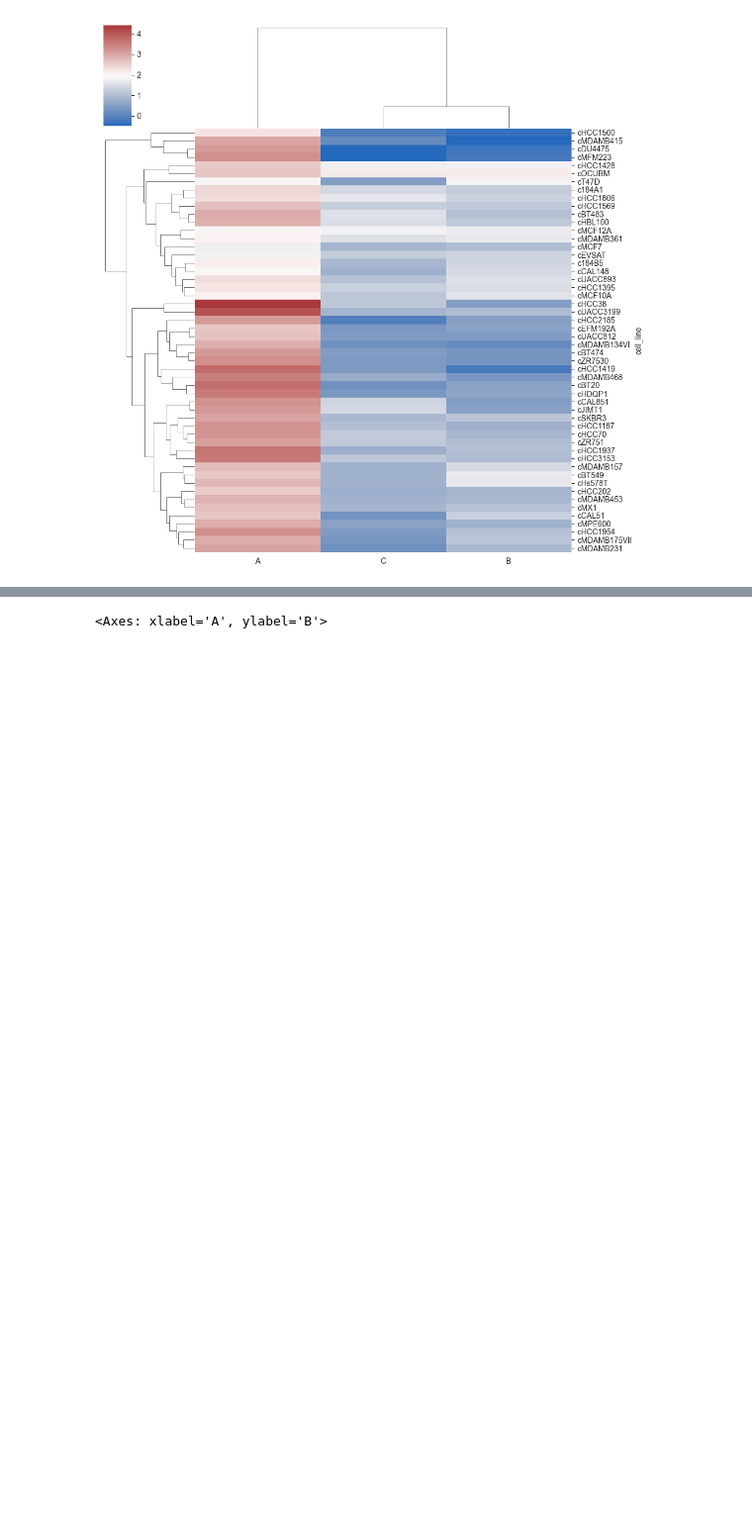
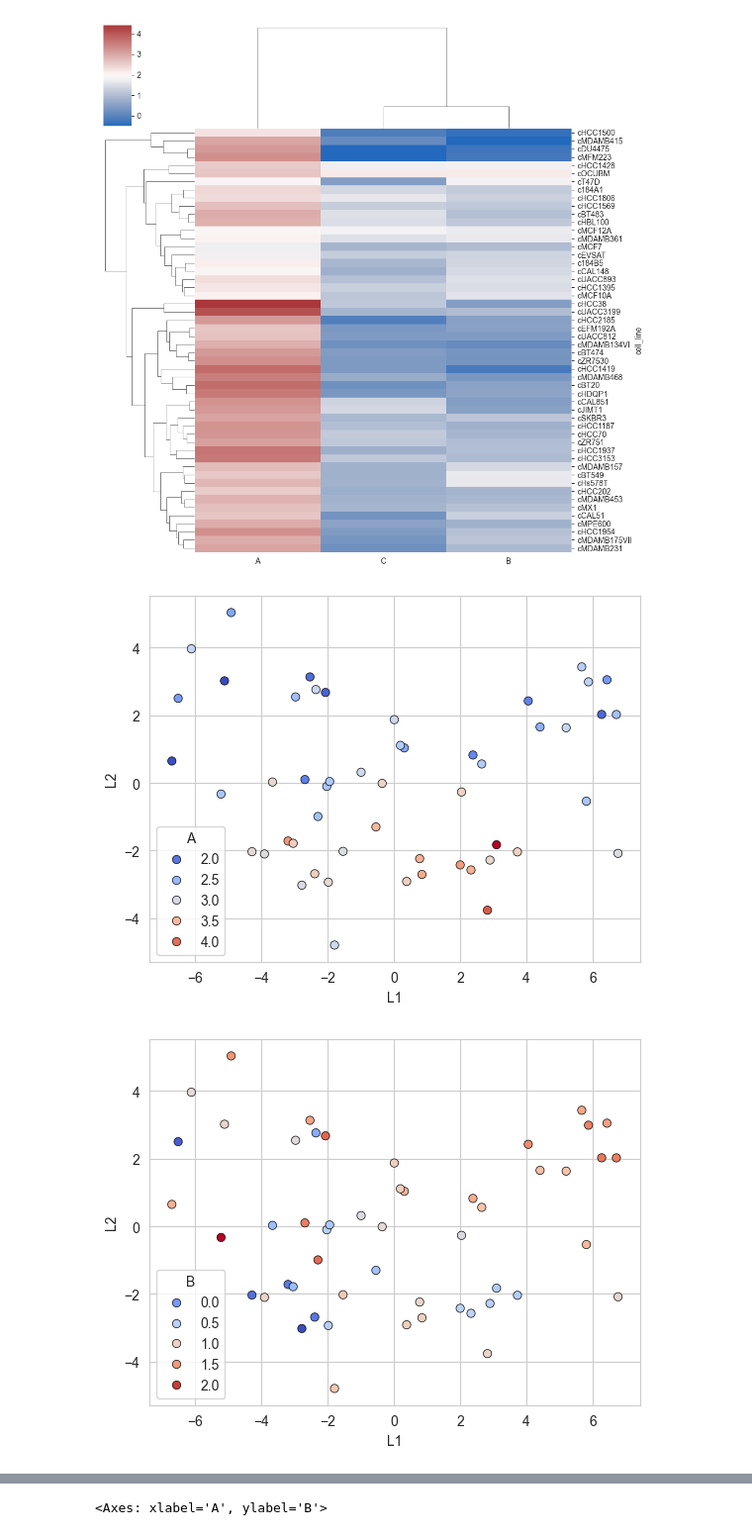
Before and after one commit to frohlich-lab/DeepMechanisticModels, a Jupyter notebook: analysis_response.ipynb, the cells around one changed output, grey strips where cells are left out. Shown at 99% size. Saved outputs shown, nothing was run; the diff lists cells and outputs as text; code cells hidden in the pictures; blank space fills up the shorter version.

```diff
--- a/analysis_response.ipynb
+++ b/analysis_response.ipynb
@@ -188,3 +190,26 @@ Fitting row 5 (cBT549)
 ... (93 outputs left out)
 # %%
 df_param = pd.DataFrame(params_all).set_index('cell_line')
+# %%
+import matplotlib.pyplot as plt
+import pandas as pd
+import seaborn as sns
+import warnings
+
+warnings.filterwarnings("ignore")
+
+from common import basedir, evaluations_dir
+from embedding_utils import perform_pca_on_embeddings
+
+model = "EGFR_MAPK__logobs"
+data = "dream_cytof"
+
+embedding_df = pd.read_csv(evaluations_dir / model / data/ "embeddings_figure1a.csv", index_col=0)
+# Subset to multimodal with best_RFE_10_permute
+embedding_df = embedding_df[~((embedding_df["context"] == "multimodal") &
+                  (embedding_df["features"] == "RFE_10_permute"))]
+
+# PCA across jobs
+pca_embedding_df, _ = perform_pca_on_embeddings(embedding_df)
+
+meta = pca_embedding_df[(pca_embedding_df.context=='multimodal') & (pca_embedding_df.samples=='BT20')]
@@ -194,3 +240,13 @@ sns.clustermap(df_param[['A','C','B']], yticklabels=True, cmap='vlag')
 # %% [output]
 <seaborn.matrix.ClusterGrid at 0x...>
 [figure]
+# %%
+meta
+for col in df_param.columns:
+    meta[col] = df_param.loc[meta.index, col]
+    sns.scatterplot(meta, x='L1', y='L2', hue=col,  palette="coolwarm" ,
+        edgecolor="black",)
+    plt.show()
+# %% [output]
+[figure, added]
+[figure, added]
```
Also changed, not shown: parts of 4 cells of this notebook, 1 other file.
